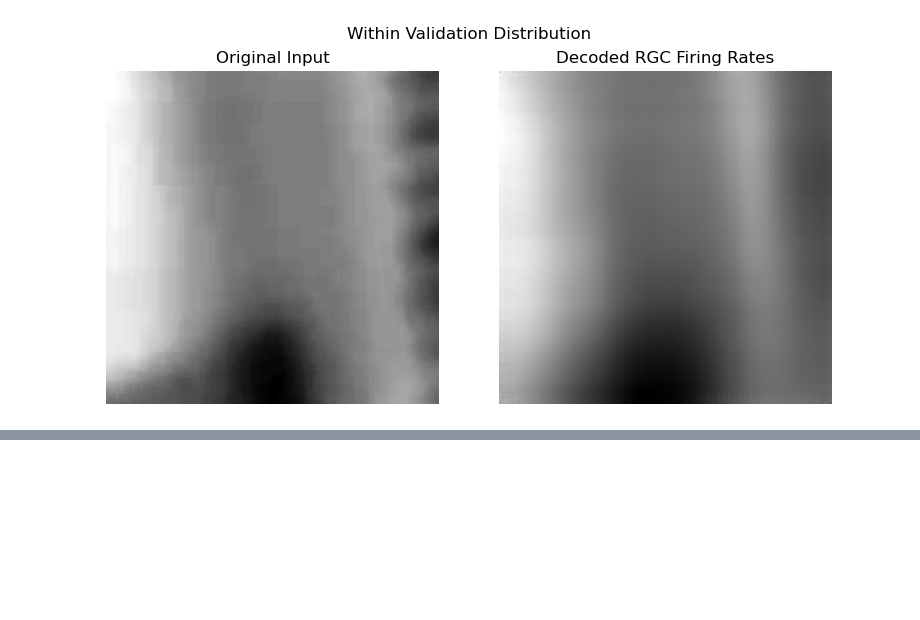
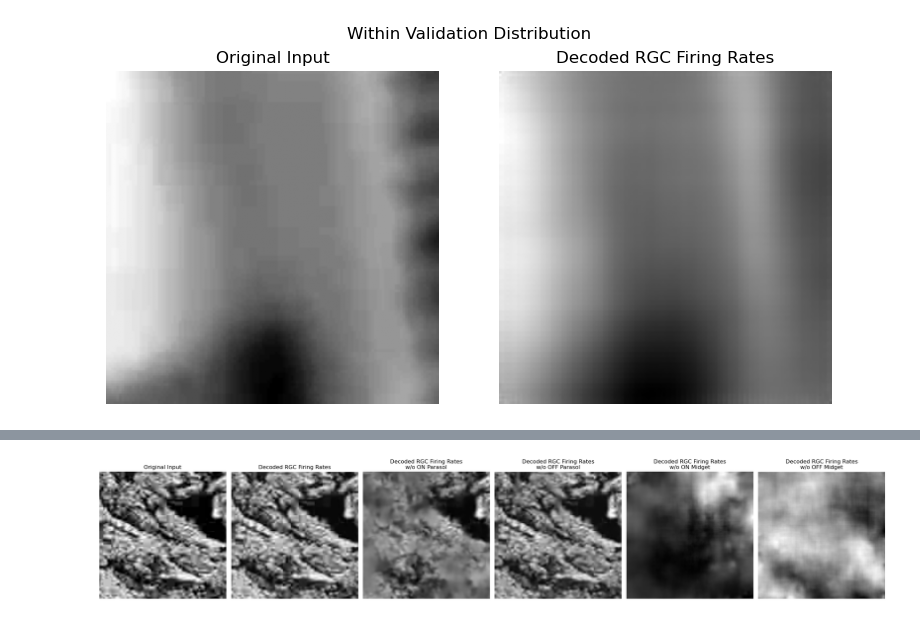
Before and after one commit to jzlab/LNP_LN_LN_Models, a Jupyter notebook: sk_analysis.ipynb, the cells around one changed output, grey strips where cells are left out. Saved outputs shown, nothing was run; the diff lists cells and outputs as text; code cells hidden in the pictures; blank space fills up the shorter version.

```diff
--- a/sk_analysis.ipynb
+++ b/sk_analysis.ipynb
@@ -151,0 +299,50 @@ plt.show()
+# %%
+fig, ax = plt.subplots(1, 6, figsize=(24, 6))
+ex = 63
+
+ax[0].imshow(y_train[ex].squeeze(0), cmap="gray")
+ax[0].set_title("Original Input")
+
+# split our data into 4 samples with each missing a cell type
+x_train_onparasol = x_train.clone(); x_train_onparasol[:,0,:,:] = 0.
+x_train_offparasol = x_train.clone(); x_train_offparasol[:,1,:,:] = 0.
+x_train_onmidget = x_train.clone(); x_train_onmidget[:,2,:,:] = 0.
+x_train_offmidget = x_train.clone(); x_train_offmidget[:,3,:,:] = 0.
+
+# do the forward pass (all cell types)
+x_train_cuda = x_train.to(device)
+Y_train_pred = model(x_train_cuda)
+ax[1].imshow(Y_train_pred.cpu().detach().numpy()[ex].squeeze(0), cmap="gray")
+ax[1].set_title("Decoded RGC Firing Rates")
+
+# do the forward pass (no on parasol cells)
+x_train_cuda = x_train_onparasol.to(device)
+Y_train_pred = model(x_train_cuda)
+ax[2].imshow(Y_train_pred.cpu().detach().numpy()[ex].squeeze(0), cmap="gray")
+ax[2].set_title("Decoded RGC Firing Rates\nw/o ON Parasol")
+
+# do the forward pass (no off parasol cells)
+x_train_cuda = x_train_offparasol.to(device)
+Y_train_pred = model(x_train_cuda)
+ax[3].imshow(Y_train_pred.cpu().detach().numpy()[ex].squeeze(0), cmap="gray")
+ax[3].set_title("Decoded RGC Firing Rates\nw/o OFF Parasol")
+
+# do the forward pass (no on midget cells)
+x_train_cuda = x_train_onmidget.to(device)
+Y_train_pred = model(x_train_cuda)
+ax[4].imshow(Y_train_pred.cpu().detach().numpy()[ex].squeeze(0), cmap="gray")
+ax[4].set_title("Decoded RGC Firing Rates\nw/o ON Midget")
+
+# do the forward pass (no off midget cells)
+x_train_cuda = x_train_offmidget.to(device)
+Y_train_pred = model(x_train_cuda)
+ax[5].imshow(Y_train_pred.cpu().detach().numpy()[ex].squeeze(0), cmap="gray")
+ax[5].set_title("Decoded RGC Firing Rates\nw/o OFF Midget")
+
+for a in ax:
+    a.axis("off")
+
+fig.set_tight_layout(True)
+plt.show()
+# %% [output]
+[figure, added]
```
Also changed, not shown: parts of 10 cells of this notebook, 1 other file.
